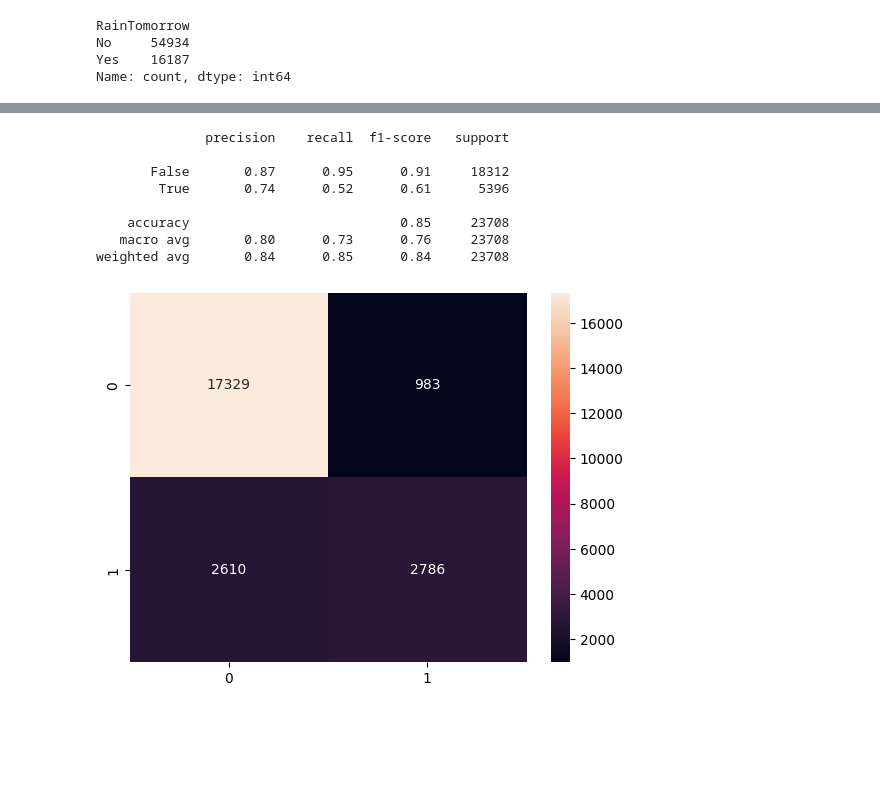
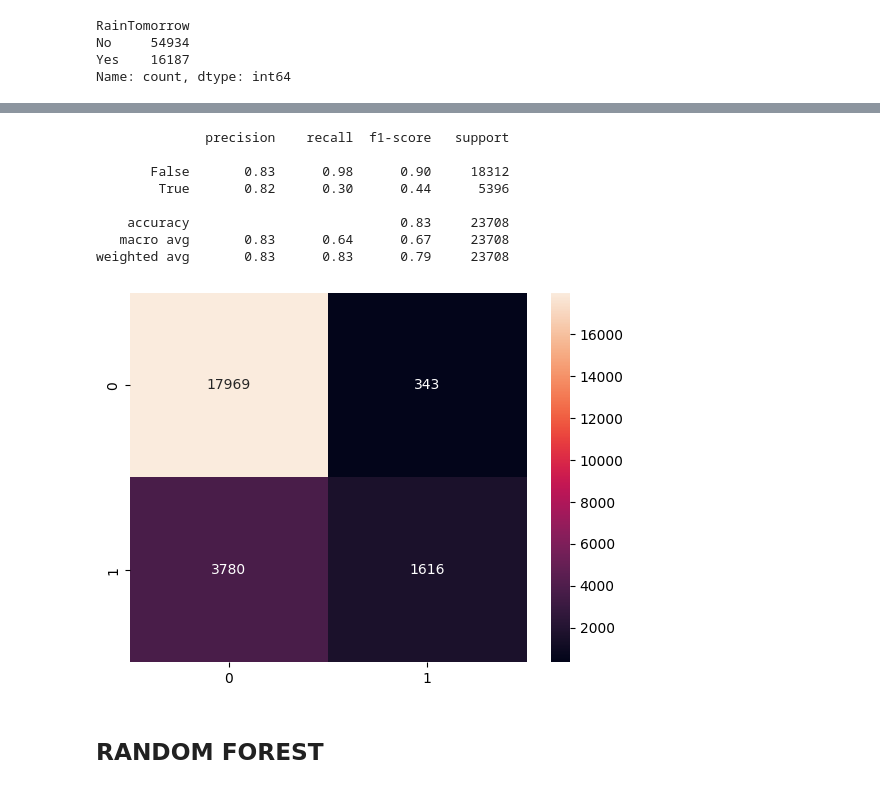
Before and after one commit to ezescordamaglia/CEIA_Analisis_de_datos, a Jupyter notebook: practica_final/TPFinal_pipeline.ipynb, the cells around one changed output, grey strips where cells are left out. Cells and saved outputs as stored; diff of their text form; code cells hidden in the pictures; blank space fills up the shorter version.

Commit message:
Reforma del Pipeline para que funcione. Ajustar problema en version Manual para que quede andando.

```diff
--- a/practica_final/TPFinal_pipeline.ipynb
+++ b/practica_final/TPFinal_pipeline.ipynb
@@ -879,21 +861,26 @@ y_pred = pipeline.predict(xtest)
 # %%
+# Realizar predicciones en el conjunto de prueba
+y_pred = pipelineLR.predict(xtest)
+
 #MATRIZ DE CONFUSION
 from sklearn.metrics import confusion_matrix
 confusion_matrix = confusion_matrix(ytest, y_pred)
 
 #PLOT THE MATRIX
 sns.heatmap(confusion_matrix, annot=True, fmt='d')
 
 #PRINT DEL REPORT CLASSIFICATION
 from sklearn.metrics import classification_report
 print(classification_report(ytest, y_pred))
 # %% [output]
               precision    recall  f1-score   support
 
-       False       0.87      0.95      0.91     18312
-        True       0.74      0.52      0.61      5396
+       False       0.83      0.98      0.90     18312
+        True       0.82      0.30      0.44      5396
 
-    accuracy                           0.85     23708
-   macro avg       0.80      0.73      0.76     23708
-weighted avg       0.84      0.85      0.84     23708
+    accuracy                           0.83     23708
+   macro avg       0.83      0.64      0.67     23708
+weighted avg       0.83      0.83      0.79     23708
-[figure, old version]
+[figure, new version]
+# %% [markdown]
+## RANDOM FOREST
```
Also changed, not shown: parts of 11 cells of this notebook, 1 other file.
